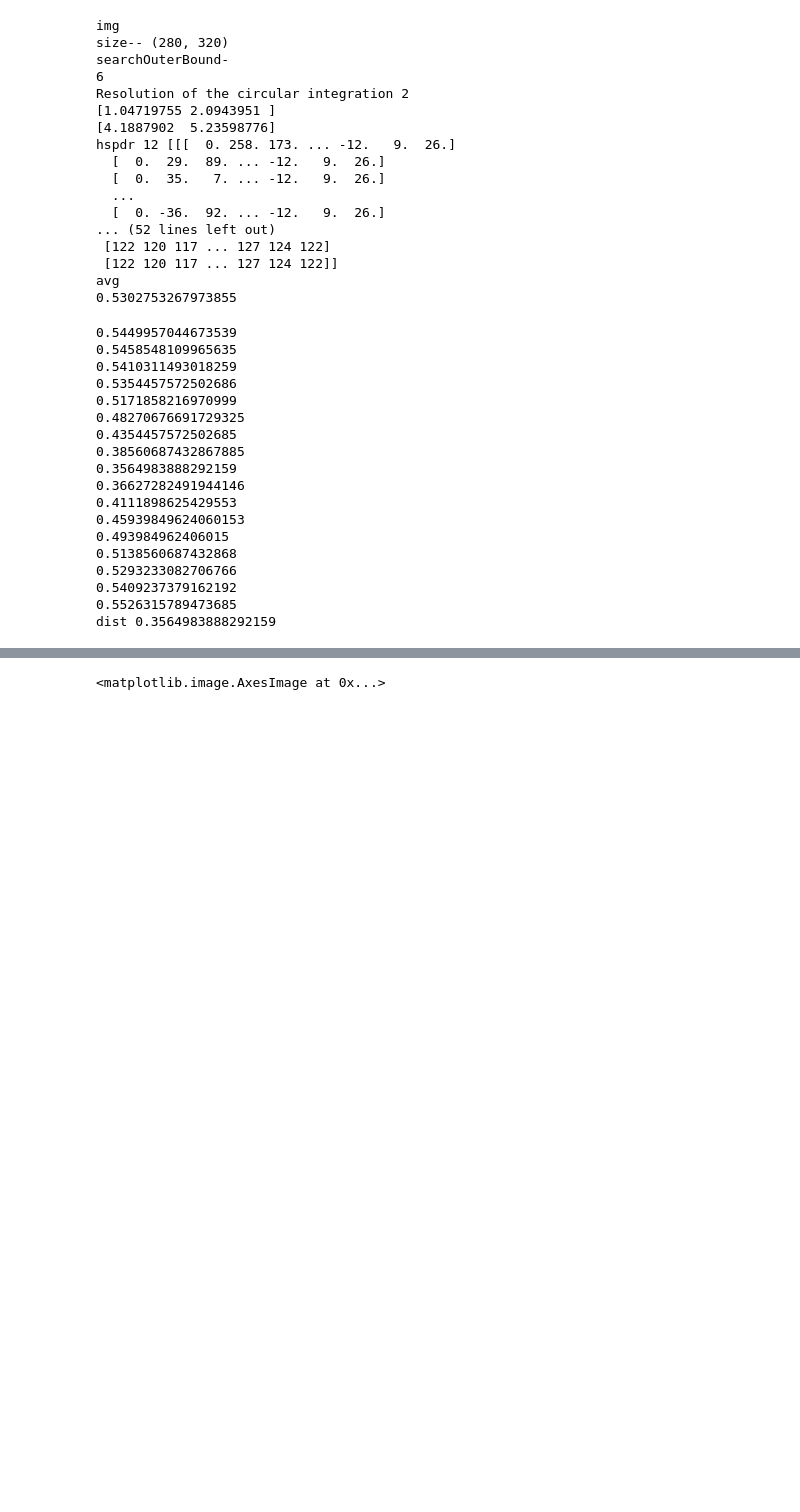
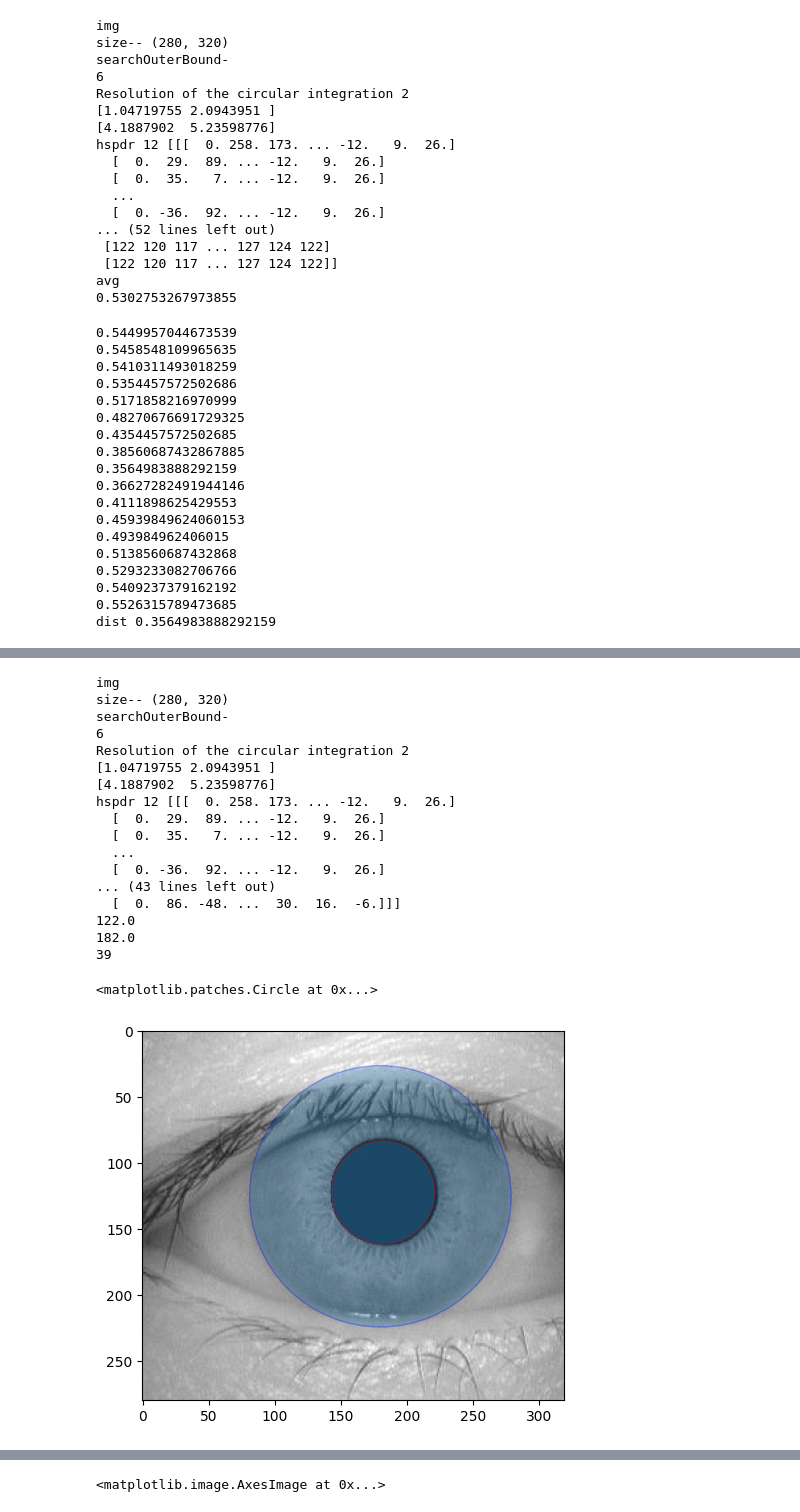
Before and after one commit to SoCoDeN/Iris-Recognition, a Jupyter notebook: python/mytest.ipynb, the cells around one changed output, grey strips where cells are left out. Drawn from its saved outputs; the diff is of its cells as text; code cells hidden in the pictures; blank space fills up the shorter version.

```diff
--- a/python/mytest.ipynb
+++ b/python/mytest.ipynb
@@ -171,0 +170,40 @@ plt.show()
+# %%
+from matplotlib.patches import Circle
+rowp, colp, rp = searchInnerBound(im2)
+row, col, r = searchOuterBound(im2, rowp, colp, rp)
+
+print(rowp)
+print(colp)
+print(rp)
+fig, ax = plt.subplots(1)
+ax.imshow(im2, cmap="gray")
+#ax.axis('off')
+#switched order of row  and col - row is y, col is x
+circ2 = Circle((col,row), r, edgecolor = 'blue',alpha=.3)
+circ = Circle((colp,rowp), rp, edgecolor = 'red',alpha=.3)
+ax.add_patch(circ2)
+ax.add_patch(circ)
+
+
+#plt.imshow(im,cmap='gray')
+#plt.Circle((rowp,colp),rp)
+# %% [output]
+img
+size-- (280, 320)
+searchOuterBound-
+6
+Resolution of the circular integration 2
+[1.04719755 2.0943951 ]
+[4.1887902  5.23598776]
+hspdr 12 [[[  0. 258. 173. ... -12.   9.  26.]
+  [  0.  29.  89. ... -12.   9.  26.]
+  [  0.  35.   7. ... -12.   9.  26.]
+  ...
+  [  0. -36.  92. ... -12.   9.  26.]
+... (43 lines left out)
+  [  0.  86. -48. ...  30.  16.  -6.]]]
+122.0
+182.0
+39
+<matplotlib.patches.Circle at 0x...>
+[figure, added]
```
Also changed, not shown: parts of 3 cells of this notebook.
